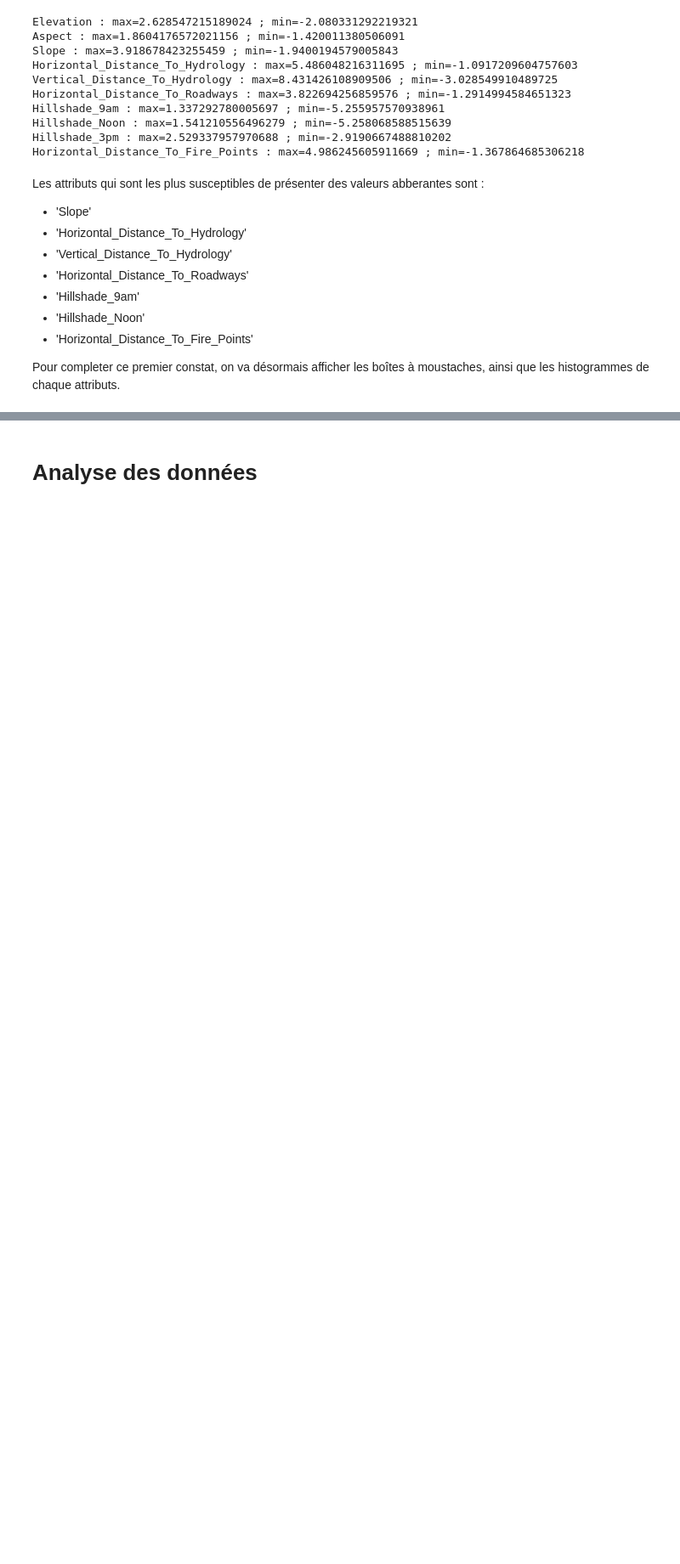
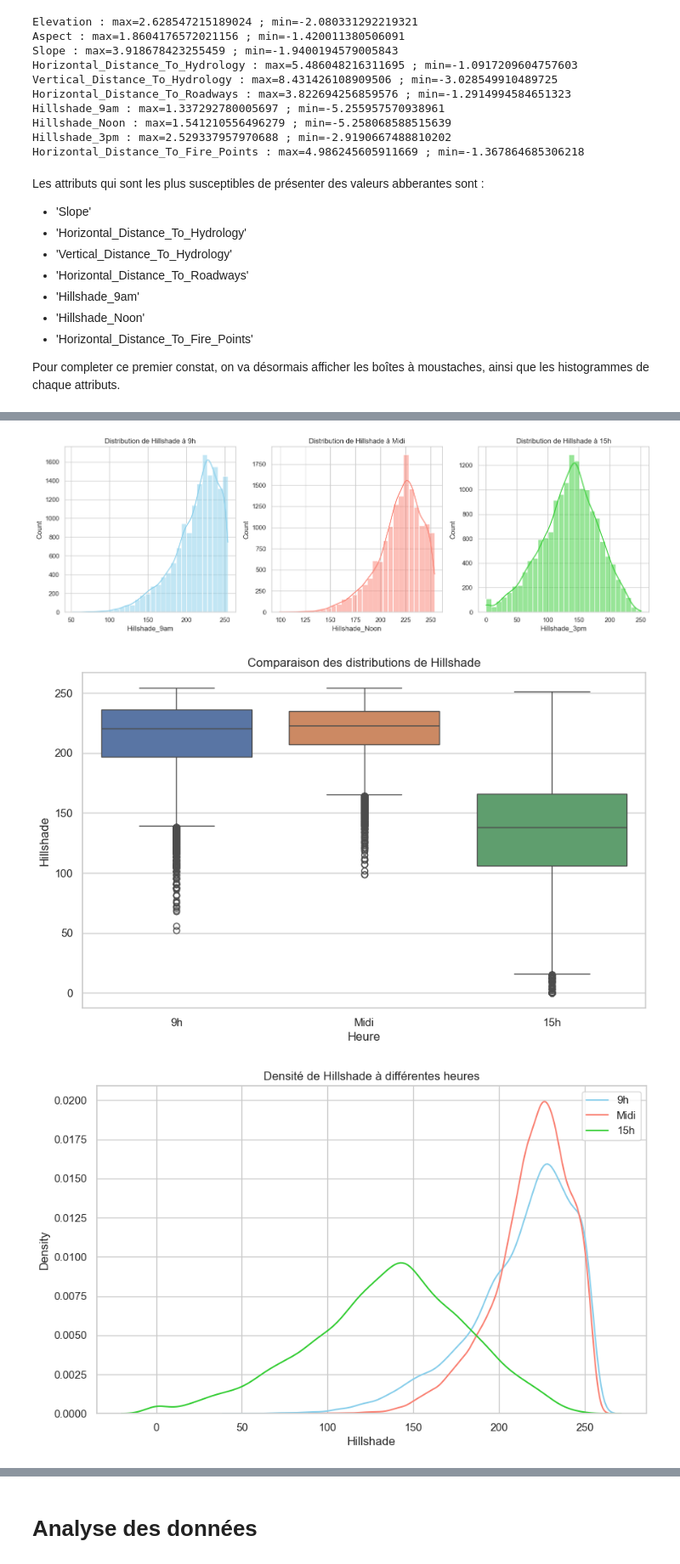
Before and after one commit to stephecw/Forest-Challenge, a Jupyter notebook: main.ipynb, the cells around one changed output, grey strips where cells are left out. Shown at 85% size. Cells and saved outputs as stored; diff of their text form; code cells hidden in the pictures; blank space fills up the shorter version.

```diff
--- a/main.ipynb
+++ b/main.ipynb
@@ -145,0 +154,54 @@ plt.show()
+# %%
+# Paramètres pour améliorer l'affichage des graphiques
+sns.set(style="whitegrid")
+
+# 1. Histogrammes individuels pour chaque variable Hillshade
+plt.figure(figsize=(15, 5))
+plt.subplot(1, 3, 1)
+sns.histplot(data['Hillshade_9am'], bins=30, kde=True, color="skyblue")
+plt.title("Distribution de Hillshade à 9h")
+
+plt.subplot(1, 3, 2)
+sns.histplot(data['Hillshade_Noon'], bins=30, kde=True, color="salmon")
+plt.title("Distribution de Hillshade à Midi")
+
+plt.subplot(1, 3, 3)
+sns.histplot(data['Hillshade_3pm'], bins=30, kde=True, color="limegreen")
+plt.title("Distribution de Hillshade à 15h")
+plt.tight_layout()
+plt.show()
+
+# 2. Boîtes à moustaches pour comparaison directe
+plt.figure(figsize=(10, 6))
+sns.boxplot(data=data[['Hillshade_9am', 'Hillshade_Noon', 'Hillshade_3pm']])
+plt.title("Comparaison des distributions de Hillshade")
+plt.xlabel("Heure")
+plt.ylabel("Hillshade")
+plt.xticks([0, 1, 2], ['9h', 'Midi', '15h'])
+plt.show()
+
+# 3. Densités (KDE) pour les trois variables Hillshade
+plt.figure(figsize=(10, 6))
+sns.kdeplot(data['Hillshade_9am'], label="9h", color="skyblue")
+sns.kdeplot(data['Hillshade_Noon'], label="Midi", color="salmon")
+sns.kdeplot(data['Hillshade_3pm'], label="15h", color="limegreen")
+plt.title("Densité de Hillshade à différentes heures")
+plt.xlabel("Hillshade")
+plt.legend()
+plt.show()
+
+# 4. Comparaison des moyennes et écarts-types
+means = [data['Hillshade_9am'].mean(), data['Hillshade_Noon'].mean(), data['Hillshade_3pm'].mean()]
+std_devs = [data['Hillshade_9am'].std(), data['Hillshade_Noon'].std(), data['Hillshade_3pm'].std()]
+
+# Bar plot des moyennes
+plt.figure(figsize=(8, 6))
+plt.bar(['9h', 'Midi', '15h'], means, yerr=std_devs, capsize=5, color=['skyblue', 'salmon', 'limegreen'])
+plt.title("Moyennes et écarts-types de Hillshade")
+plt.xlabel("Heure")
+plt.ylabel("Moyenne de Hillshade")
+plt.show()
+# %% [output]
+[figure, added]
+[figure, added]
+[figure, added]
```
Also changed, not shown: parts of 29 cells of this notebook.
